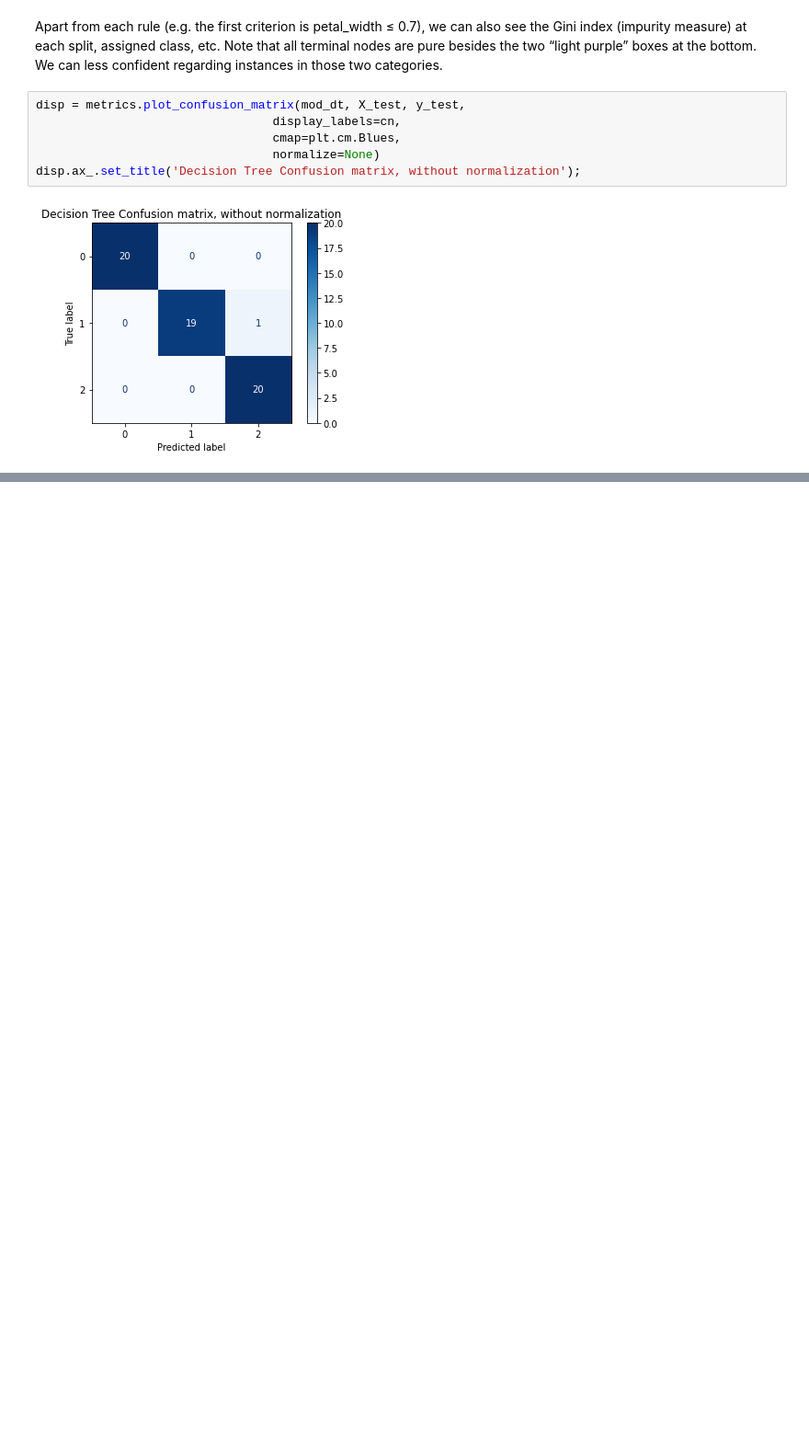
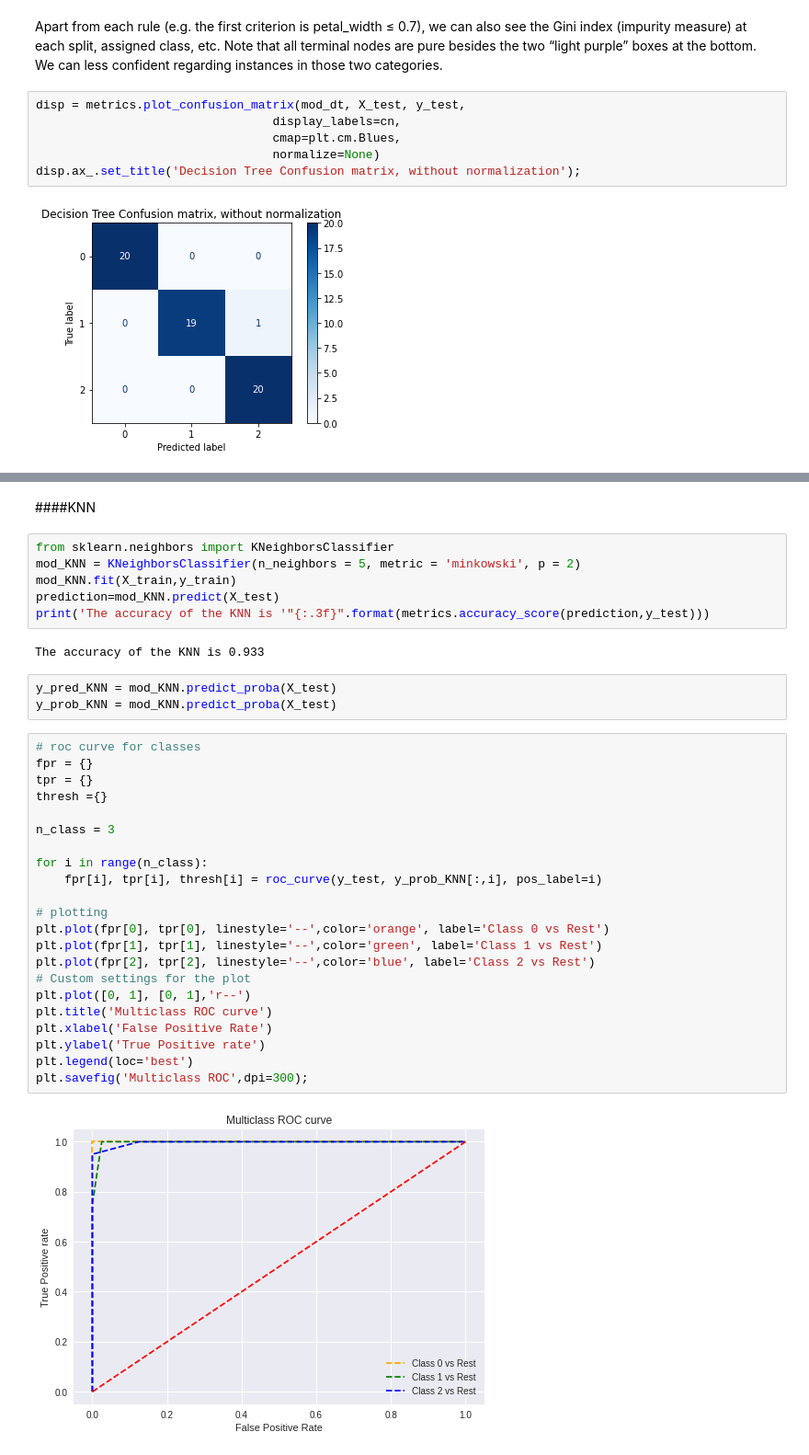
Before and after one commit to gauravpks/ml-repo, a Jupyter notebook: Part 3 - Classification/Classification.ipynb, the cells around one changed output, grey strips where cells are left out. Shown at 92% size. Drawn from its saved outputs; the diff is of its cells as text; blank space fills up the shorter version.

```diff
--- a/Part 3 - Classification/Classification.ipynb
+++ b/Part 3 - Classification/Classification.ipynb
@@ -192,0 +210,37 @@ ValueError: ignored
+# %% [markdown]
+####KNN
+# %%
+from sklearn.neighbors import KNeighborsClassifier
+mod_KNN = KNeighborsClassifier(n_neighbors = 5, metric = 'minkowski', p = 2)
+mod_KNN.fit(X_train,y_train)
+prediction=mod_KNN.predict(X_test)
+print('The accuracy of the KNN is '"{:.3f}".format(metrics.accuracy_score(prediction,y_test)))
+# %% [output]
+The accuracy of the KNN is 0.933
+# %%
+y_pred_KNN = mod_KNN.predict_proba(X_test)
+y_prob_KNN = mod_KNN.predict_proba(X_test)
+# %%
+# roc curve for classes
+fpr = {}
+tpr = {}
+thresh ={}
+
+n_class = 3
+
+for i in range(n_class):
+    fpr[i], tpr[i], thresh[i] = roc_curve(y_test, y_prob_KNN[:,i], pos_label=i)
+
+# plotting
+plt.plot(fpr[0], tpr[0], linestyle='--',color='orange', label='Class 0 vs Rest')
+plt.plot(fpr[1], tpr[1], linestyle='--',color='green', label='Class 1 vs Rest')
+plt.plot(fpr[2], tpr[2], linestyle='--',color='blue', label='Class 2 vs Rest')
+# Custom settings for the plot
+plt.plot([0, 1], [0, 1],'r--')
+plt.title('Multiclass ROC curve')
+plt.xlabel('False Positive Rate')
+plt.ylabel('True Positive rate')
+plt.legend(loc='best')
+plt.savefig('Multiclass ROC',dpi=300);
+# %% [output]
+[figure, added]
```
Also changed, not shown: parts of 7 cells of this notebook.
